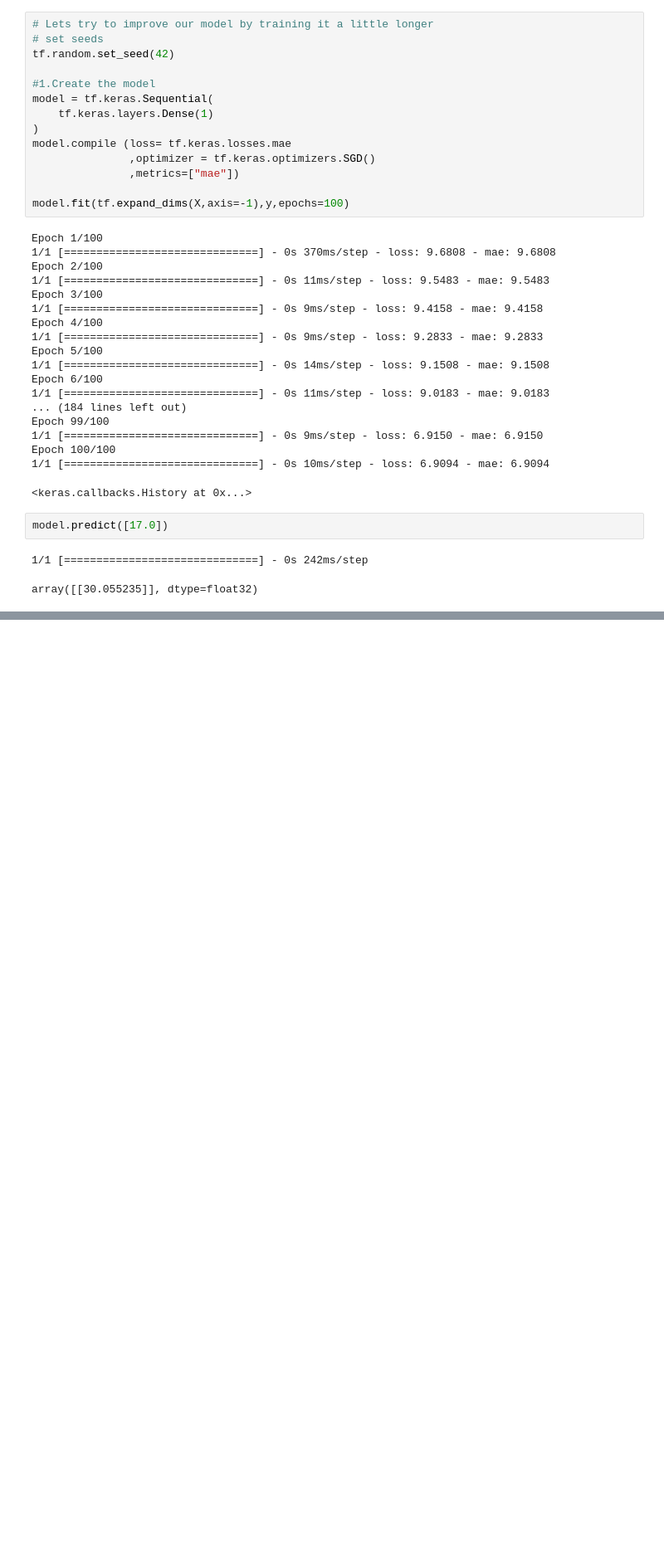
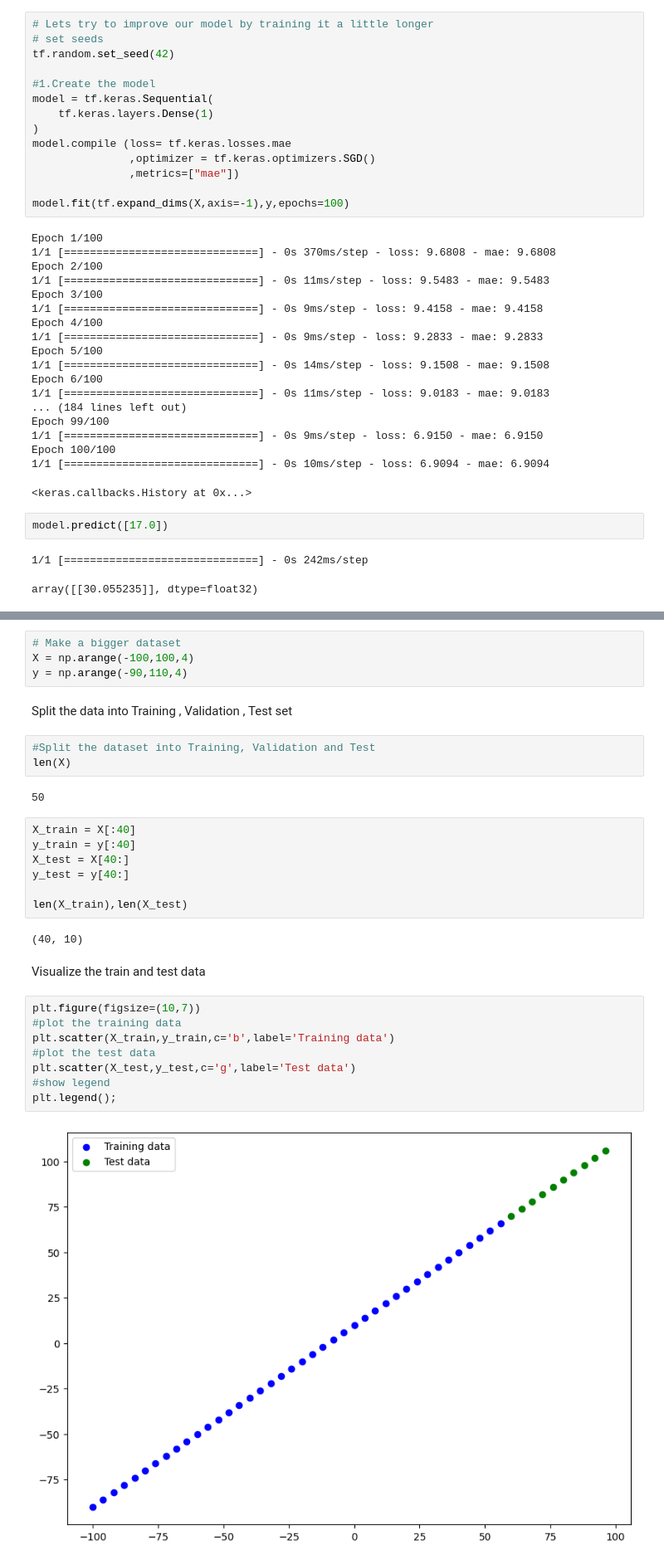
Before and after one commit to bikash119/learn_tensorflow, a Jupyter notebook: learn_tf_002.ipynb, the cells around one changed output, grey strips where cells are left out. Shown at 83% size. Drawn from its saved outputs; the diff is of its cells as text; blank space fills up the shorter version.

```diff
--- a/learn_tf_002.ipynb
+++ b/learn_tf_002.ipynb
@@ -108,0 +119,32 @@ array([[30.055235]], dtype=float32)
+# %%
+# Make a bigger dataset
+X = np.arange(-100,100,4)
+y = np.arange(-90,110,4)
+# %% [markdown]
+Split the data into Training , Validation , Test set
+# %%
+#Split the dataset into Training, Validation and Test
+len(X)
+# %% [output]
+50
+# %%
+X_train = X[:40]
+y_train = y[:40]
+X_test = X[40:]
+y_test = y[40:]
+
+len(X_train),len(X_test)
+# %% [output]
+(40, 10)
+# %% [markdown]
+Visualize the train and test data
+# %%
+plt.figure(figsize=(10,7))
+#plot the training data
+plt.scatter(X_train,y_train,c='b',label='Training data')
+#plot the test data
+plt.scatter(X_test,y_test,c='g',label='Test data')
+#show legend
+plt.legend();
+# %% [output]
+[figure, added]
```
Also changed, not shown: parts of 15 cells of this notebook.
